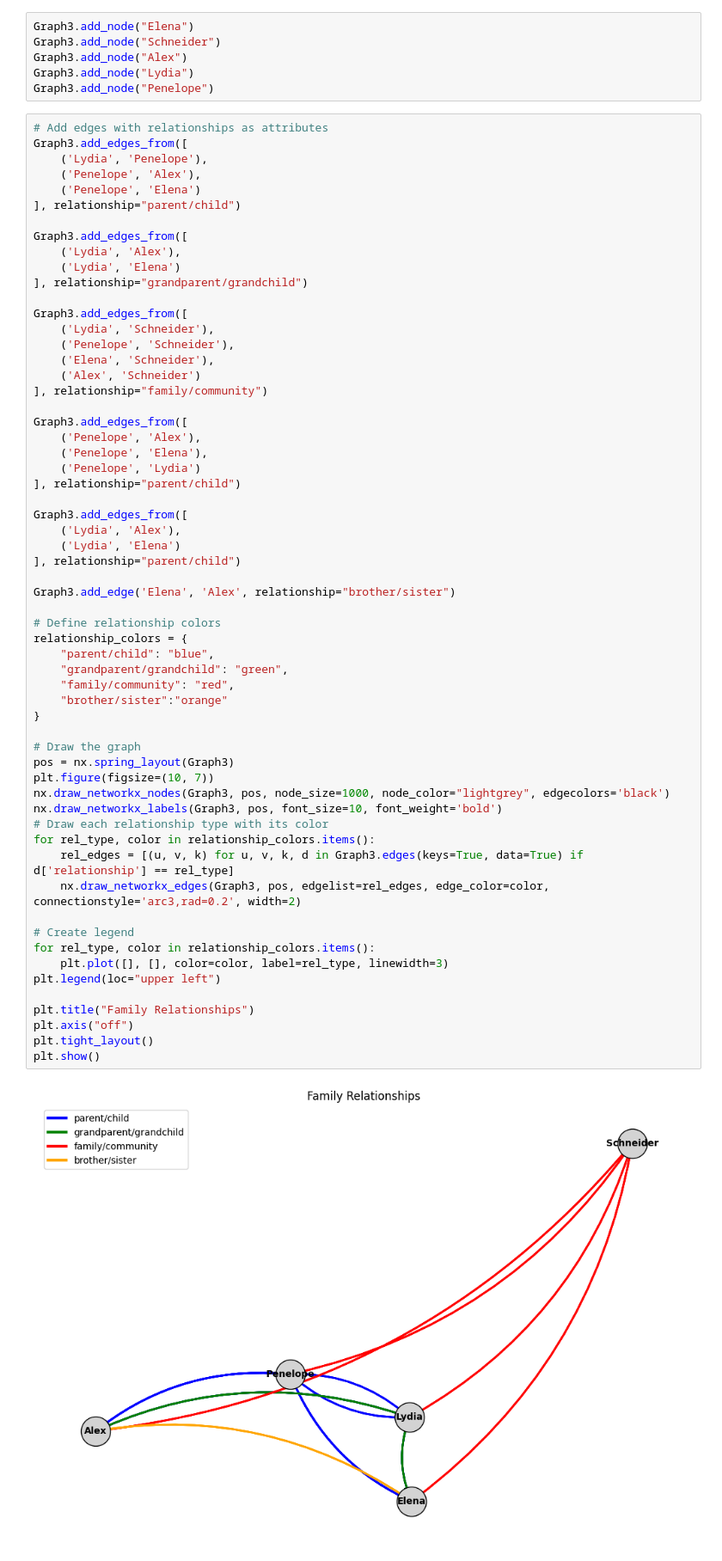
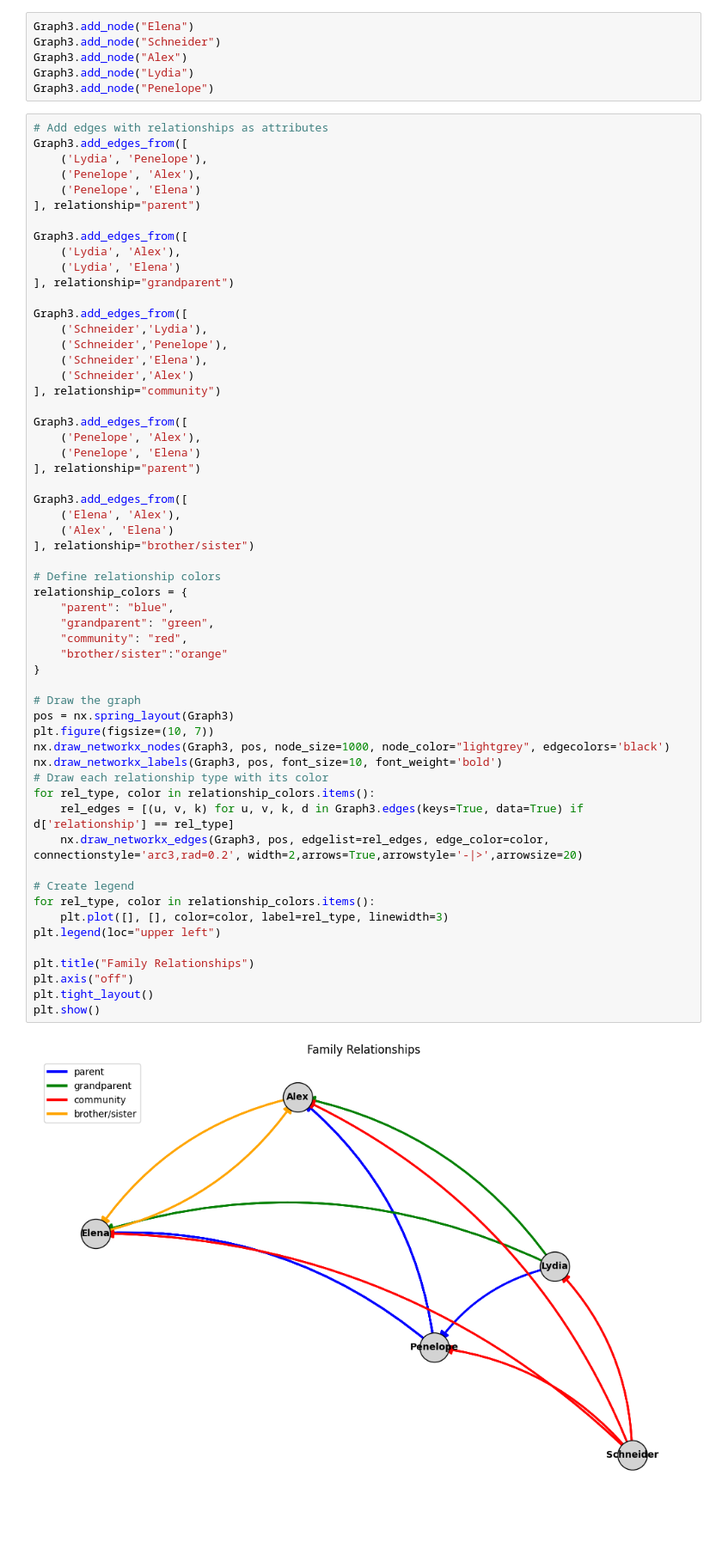
Before and after one commit to Birlinha/one-day-at-a-time, a Jupyter notebook: One_day_at_a_time.ipynb, the cells around one changed output. Shown at 86% size. Saved outputs shown, nothing was run; the diff lists cells and outputs as text; blank space fills up the shorter version.

Commit message:
update model and arrow display

```diff
--- a/One_day_at_a_time.ipynb
+++ b/One_day_at_a_time.ipynb
@@ -101,59 +101,56 @@ Graph3.add_edges_from([
     ('Lydia', 'Penelope'),
     ('Penelope', 'Alex'),
     ('Penelope', 'Elena')
-], relationship="parent/child")
+], relationship="parent")
 
 Graph3.add_edges_from([
     ('Lydia', 'Alex'),
     ('Lydia', 'Elena')
-], relationship="grandparent/grandchild")
+], relationship="grandparent")
 
 Graph3.add_edges_from([
-    ('Lydia', 'Schneider'),
-    ('Penelope', 'Schneider'),
-    ('Elena', 'Schneider'),
-    ('Alex', 'Schneider')
-], relationship="family/community")
+    ('Schneider','Lydia'),
+    ('Schneider','Penelope'),
+    ('Schneider','Elena'),
+    ('Schneider','Alex')
+], relationship="community")
 
 Graph3.add_edges_from([
     ('Penelope', 'Alex'),
-    ('Penelope', 'Elena'),
-    ('Penelope', 'Lydia')
-], relationship="parent/child")
+    ('Penelope', 'Elena')
+], relationship="parent")
 
 Graph3.add_edges_from([
-    ('Lydia', 'Alex'),
-    ('Lydia', 'Elena')
-], relationship="parent/child")
-
-Graph3.add_edge('Elena', 'Alex', relationship="brother/sister")
+    ('Elena', 'Alex'),
+    ('Alex', 'Elena')
+], relationship="brother/sister")
 
 # Define relationship colors
 relationship_colors = {
-    "parent/child": "blue",
-    "grandparent/grandchild": "green",
-    "family/community": "red",
+    "parent": "blue",
+    "grandparent": "green",
+    "community": "red",
     "brother/sister":"orange"
 }
 
 # Draw the graph
 pos = nx.spring_layout(Graph3)
 plt.figure(figsize=(10, 7))
 nx.draw_networkx_nodes(Graph3, pos, node_size=1000, node_color="lightgrey", edgecolors='black')
 nx.draw_networkx_labels(Graph3, pos, font_size=10, font_weight='bold')
 # Draw each relationship type with its color
 for rel_type, color in relationship_colors.items():
     rel_edges = [(u, v, k) for u, v, k, d in Graph3.edges(keys=True, data=True) if d['relationship'] == rel_type]
-    nx.draw_networkx_edges(Graph3, pos, edgelist=rel_edges, edge_color=color, connectionstyle='arc3,rad=0.2', width=2)
+    nx.draw_networkx_edges(Graph3, pos, edgelist=rel_edges, edge_color=color, connectionstyle='arc3,rad=0.2', width=2,arrows=True,arrowstyle='-|>',arrowsize=20)
 
 # Create legend
 for rel_type, color in relationship_colors.items():
     plt.plot([], [], color=color, label=rel_type, linewidth=3)
 plt.legend(loc="upper left")
 
 plt.title("Family Relationships")
 plt.axis("off")
 plt.tight_layout()
 plt.show()
 # %% [output]
-[figure, old version]
+[figure, new version]
```
Also changed, not shown: parts of 1 cell of this notebook.
